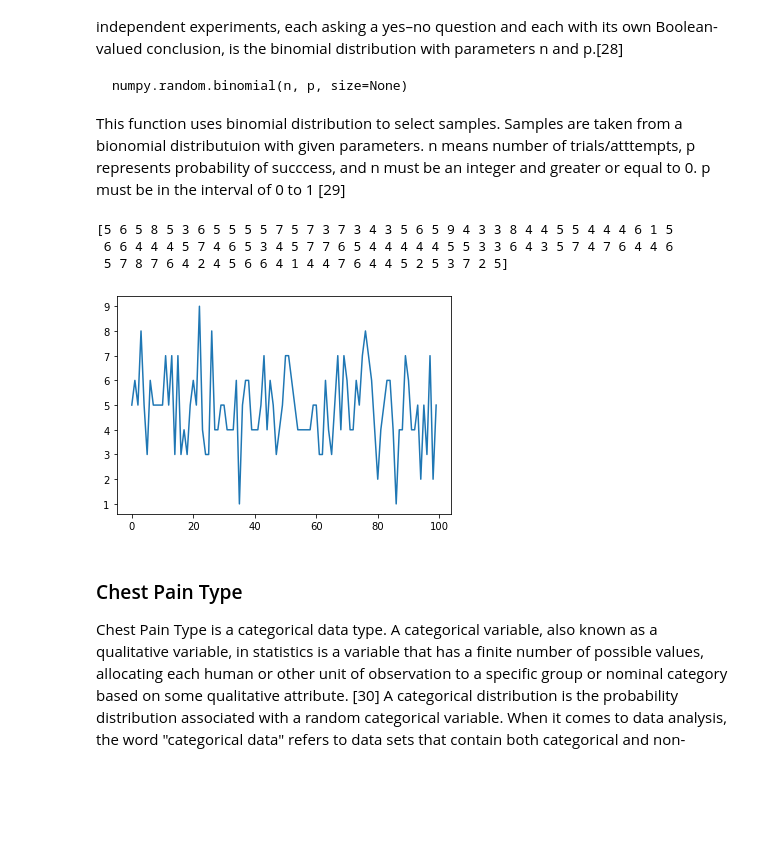
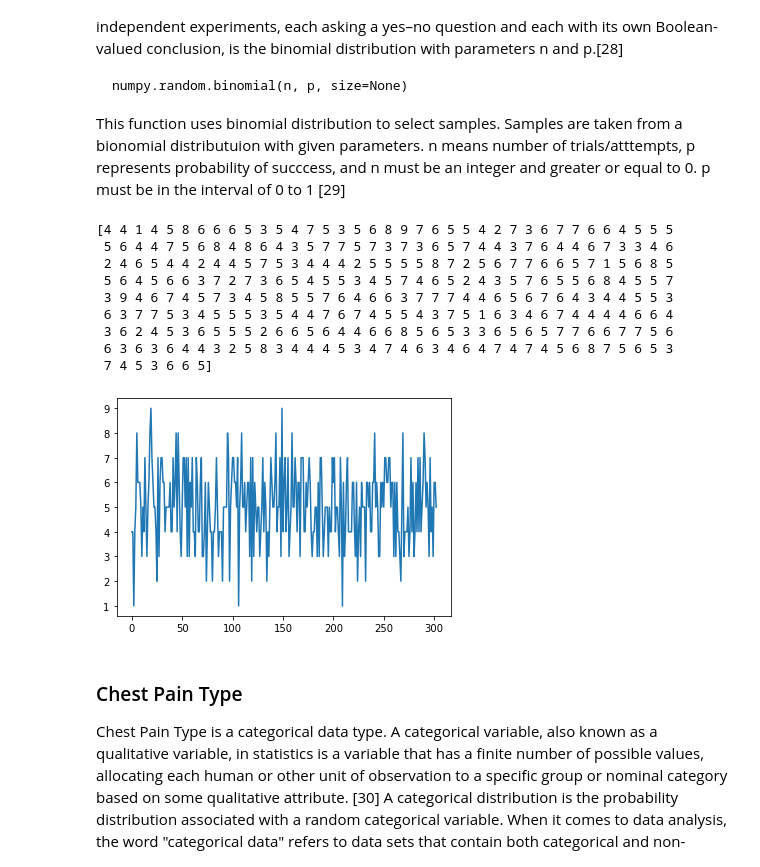
Before and after one commit to Trishmcc/Synthesised_Dataset, a Jupyter notebook: Synthesised_Dataset.ipynb, the cells around one changed output. Cells and saved outputs as stored; diff of their text form; code cells hidden in the pictures; blank space fills up the shorter version.

```diff
--- a/Synthesised_Dataset.ipynb
+++ b/Synthesised_Dataset.ipynb
@@ -267,18 +269,24 @@ This function uses binomial distribution to select samples. Samples are taken fr
 # %%
 #Sex - Binominal Distribution
 
 n, p = 10, .5  # number of trials, probability of each trial
-s = np.random.binomial(n, p, 100)
-print (s)
+sex_data = np.random.binomial(n, p, 303)
+print (sex_data)
 
 # Displaying Data
-plt.plot(s)
+plt.plot(sex_data)
 plt.show()
 # %% [output]
-[5 6 5 8 5 3 6 5 5 5 5 7 5 7 3 7 3 4 3 5 6 5 9 4 3 3 8 4 4 5 5 4 4 4 6 1 5
- 6 6 4 4 4 5 7 4 6 5 3 4 5 7 7 6 5 4 4 4 4 4 5 5 3 3 6 4 3 5 7 4 7 6 4 4 6
- 5 7 8 7 6 4 2 4 5 6 6 4 1 4 4 7 6 4 4 5 2 5 3 7 2 5]
+[4 4 1 4 5 8 6 6 6 5 3 5 4 7 5 3 5 6 8 9 7 6 5 5 4 2 7 3 6 7 7 6 6 4 5 5 5
+ 5 6 4 4 7 5 6 8 4 8 6 4 3 5 7 7 5 7 3 7 3 6 5 7 4 4 3 7 6 4 4 6 7 3 3 4 6
+ 2 4 6 5 4 4 2 4 4 5 7 5 3 4 4 4 2 5 5 5 5 8 7 2 5 6 7 7 6 6 5 7 1 5 6 8 5
+ 5 6 4 5 6 6 3 7 2 7 3 6 5 4 5 5 3 4 5 7 4 6 5 2 4 3 5 7 6 5 5 6 8 4 5 5 7
+ 3 9 4 6 7 4 5 7 3 4 5 8 5 5 7 6 4 6 6 3 7 7 7 4 4 6 5 6 7 6 4 3 4 4 5 5 3
+ 6 3 7 7 5 3 4 5 5 5 3 5 4 4 7 6 7 4 5 5 4 3 7 5 1 6 3 4 6 7 4 4 4 4 6 6 4
+ 3 6 2 4 5 3 6 5 5 5 2 6 6 5 6 4 4 6 6 8 5 6 5 3 3 6 5 6 5 7 7 6 6 7 7 5 6
+ 6 3 6 3 6 4 4 3 2 5 8 3 4 4 4 5 3 4 7 4 6 3 4 6 4 7 4 7 4 5 6 8 7 5 6 5 3
+ 7 4 5 3 6 6 5]
-[figure, old version]
+[figure, new version]
 # %%
 ###### *This a graph....*
 # %% [markdown]
```
Also changed, not shown: parts of 18 cells of this notebook.
